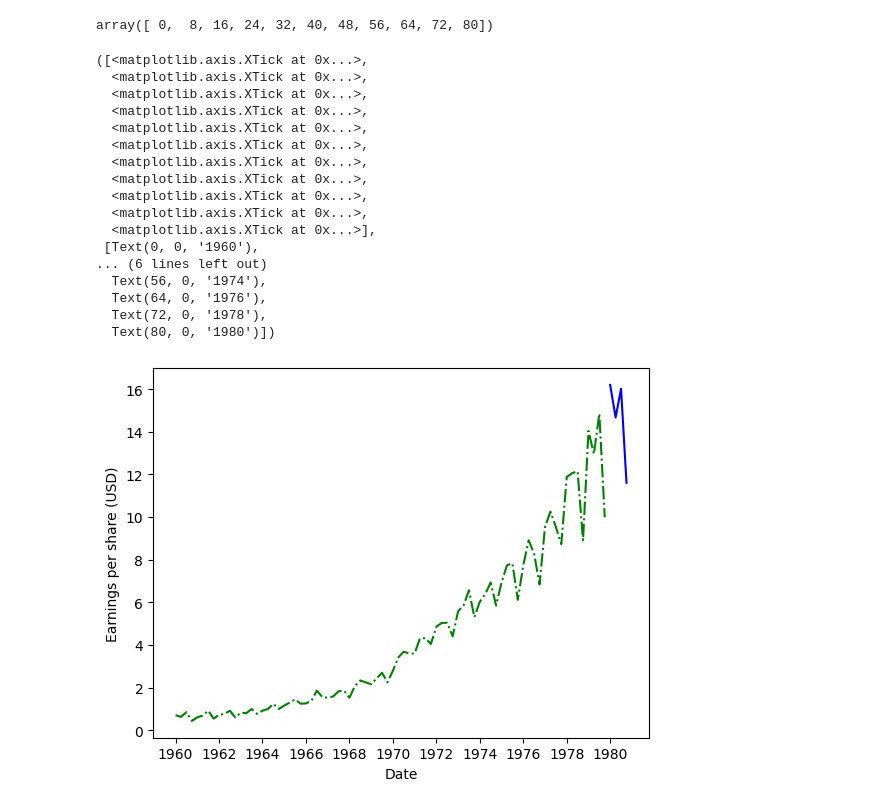
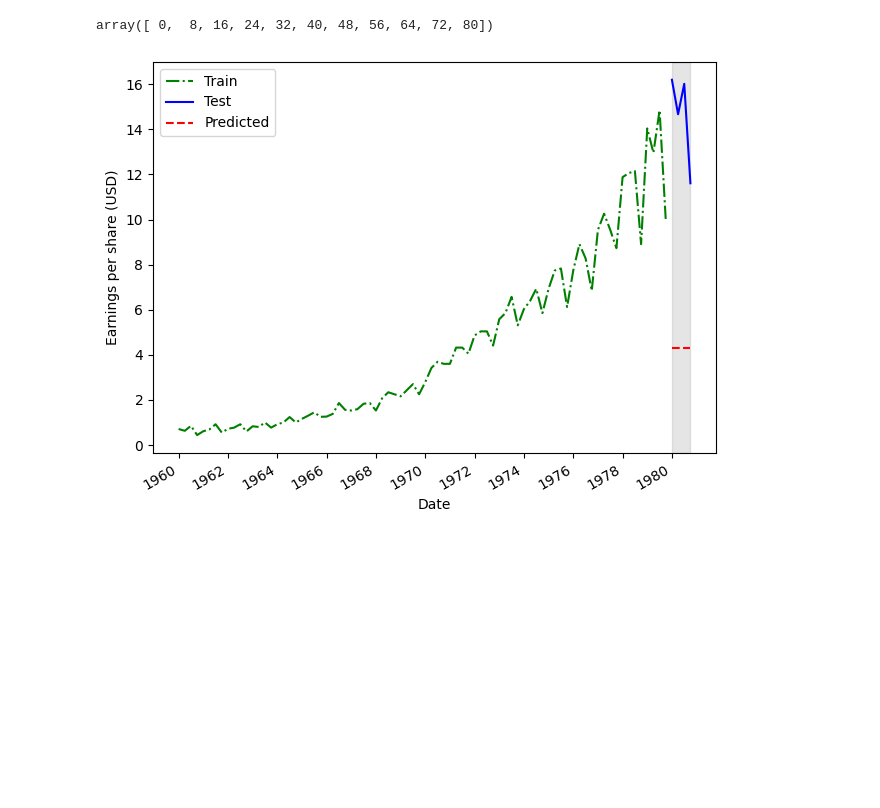
Before and after one commit to alejandro-armenta/time, a Jupyter notebook: baseline.ipynb, the cells around one changed output. Drawn from its saved outputs; the diff is of its cells as text; code cells hidden in the pictures; blank space fills up the shorter version.

Commit message:
plotted prediction

```diff
--- a/baseline.ipynb
+++ b/baseline.ipynb
@@ -65,30 +65,22 @@ array([ 0,  8, 16, 24, 32, 40, 48, 56, 64, 72, 80])
 # %%
 fig,ax = plt.subplots()
 
 ax.plot(train['date'], train['data'], 'g-.', label='Train')
 ax.plot(test['date'], test['data'], 'b-', label='Test')
+ax.plot(test['date'], test['pred_mean'], 'r--', label='Predicted')
 
 ax.set_xlabel('Date')
 ax.set_ylabel('Earnings per share (USD)')
 
+ax.axvspan(80,83, color='#808080', alpha=0.2)
+ax.legend(loc=2)
+
 #'son indices'
 plt.xticks(np.arange(0,85,8), labels=[1960,1962,1964,1966,1968,1970,1972,1974,1976,1978,1980])
+
+fig.autofmt_xdate()
+plt.tight_layout()
+
+plt.savefig('prediction.png')
 # %% [output]
-([<matplotlib.axis.XTick at 0x...>,
-  <matplotlib.axis.XTick at 0x...>,
-  <matplotlib.axis.XTick at 0x...>,
-  <matplotlib.axis.XTick at 0x...>,
-  <matplotlib.axis.XTick at 0x...>,
-  <matplotlib.axis.XTick at 0x...>,
-  <matplotlib.axis.XTick at 0x...>,
-  <matplotlib.axis.XTick at 0x...>,
-  <matplotlib.axis.XTick at 0x...>,
-  <matplotlib.axis.XTick at 0x...>,
-  <matplotlib.axis.XTick at 0x...>],
- [Text(0, 0, '1960'),
-... (6 lines left out)
-  Text(56, 0, '1974'),
-  Text(64, 0, '1976'),
-  Text(72, 0, '1978'),
-  Text(80, 0, '1980')])
-[figure, old version]
+[figure, new version]
```
Also changed, not shown: 1 other file.
